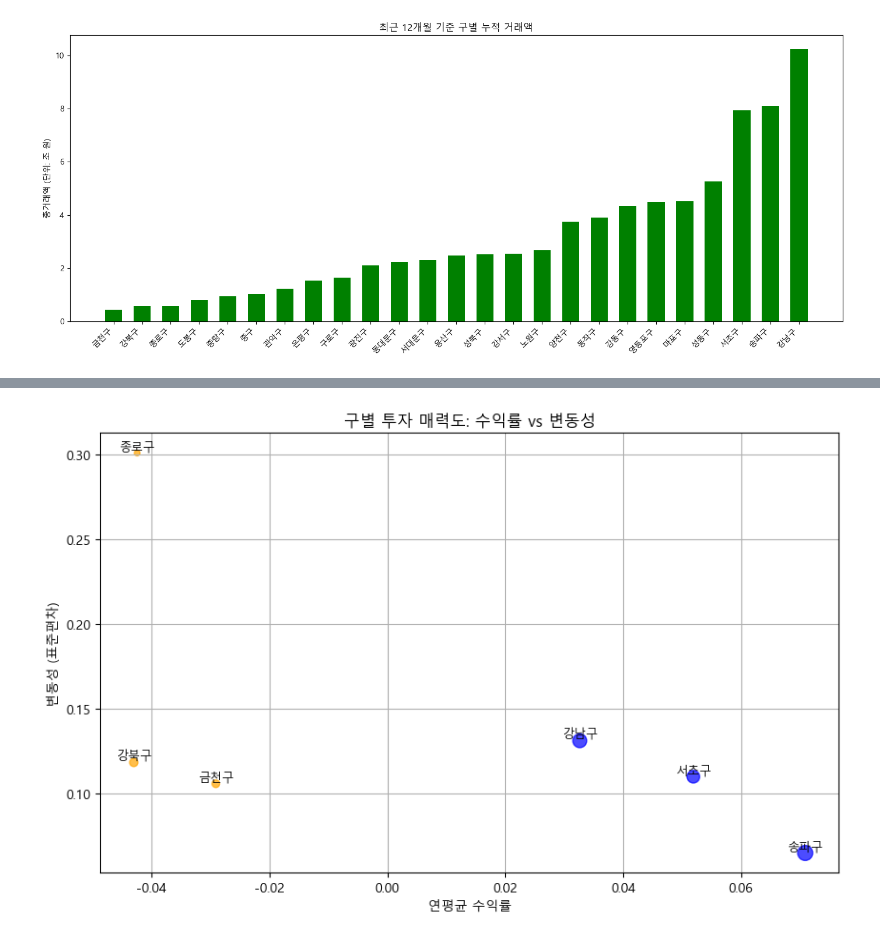
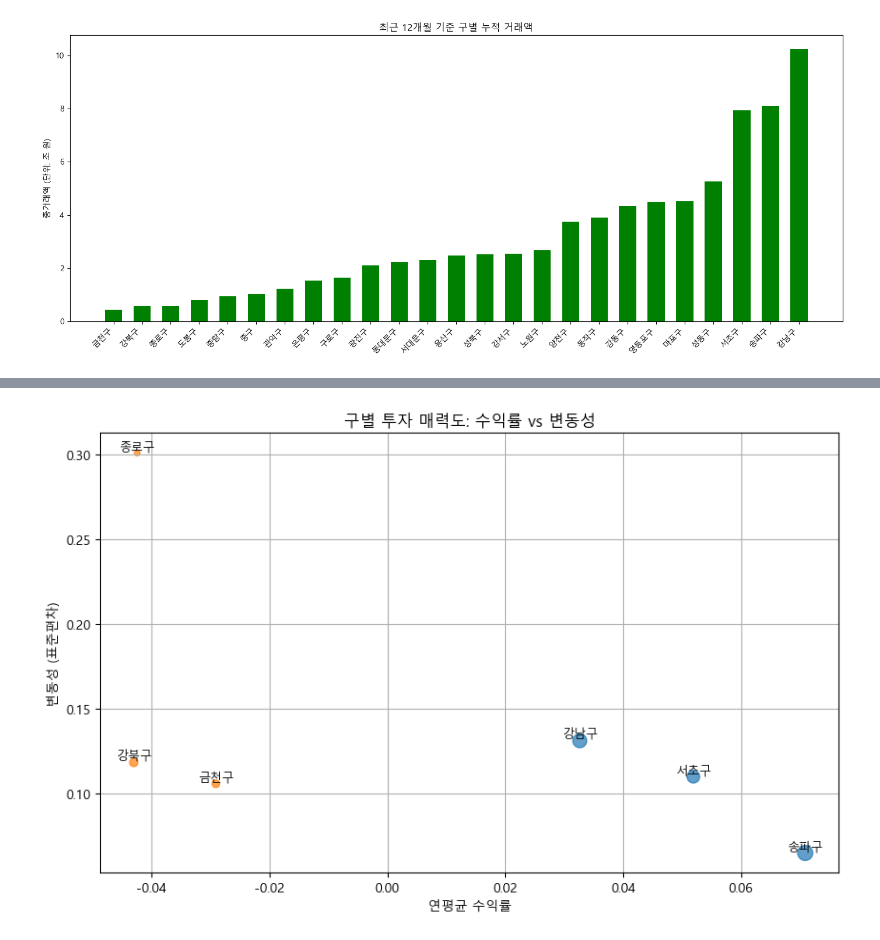
Before and after one commit to krystallinekim/pjt-DataAnalysis-Korean_Real_Estate, a Jupyter notebook: 01_market_comparison.ipynb, the cells around one changed output, grey strips where cells are left out. Saved outputs shown, nothing was run; the diff lists cells and outputs as text; code cells hidden in the pictures.

```diff
--- a/01_market_comparison.ipynb
+++ b/01_market_comparison.ipynb
@@ -27,6 +27,7 @@ plt.rcParams['axes.unicode_minus'] = False
 
 df_sales = pd.read_csv('./data/sales_clean.csv')
 df_sales['계약일'] = pd.to_datetime(df_sales['계약일'], format='%Y%m%d')
+df_sales['계약월'] = pd.to_datetime(df_sales['계약월'], format='%Y-%m-%d')
 
 df_sales_copy = df_sales.copy()
-display(df_sales_copy.head())
+# display(df_sales_copy.info())
@@ -54,15 +48,18 @@ popular = district_sales_stats.sort_values(by = ['총거래액', '거래건수']
 unpopular = district_sales_stats.sort_values(by = ['총거래액', '거래건수'], ascending=[True, False]).head(3).index.tolist()
 
 print(f'인기구: {popular}\n비인기구: {unpopular}')
+
+# 구분 컬럼 추가
+df_sales_copy['구분'] = df_sales_copy['구'].apply(
+    lambda x: '인기구' if x in popular else ('비인기구' if x in unpopular else '기타')
+)
 # %% [output]
 인기구: ['강남구', '송파구', '서초구']
 비인기구: ['금천구', '강북구', '종로구']
 # %%
 sales_popular_mask = df_sales_copy['구'].isin(popular + unpopular)
 df_popular = df_sales_copy[sales_popular_mask]
-df_popular['계약월'] = pd.to_datetime(df_popular['계약월'], format='%Y-%m-%d')
 # display(df_popular)
-
 
 ## 1. 전체 평균 거래가, 평단가
 avg_price_stats = df_popular.groupby('구').agg({
@@ -76,6 +73,10 @@ avg_price_stats.columns = ['구', '평균거래가', '평균평단가']
 from da_utils.calc_monthly_annual import calc_monthly_annual
 
 monthly_stats, annual_stats = calc_monthly_annual(df_popular, '구')
+
+monthly_stats['구분'] = monthly_stats['구'].apply(
+    lambda x: '인기구' if x in popular else ('비인기구' if x in unpopular else '기타')
+)
 # display(monthly_stats, annual_stats)
 # %%
 ## 3. 거래밀도 (월별 거래건수 / 인구수)
@@ -167,44 +169,38 @@ plt.show()
 # %%
-# 예시 데이터: 구별 연평균 수익률와 변동성
-# annual_stats: 구, 연도, 연간수익률
-# annual_stats: 구, 연도, 변동성
-# 거래량/총거래액을 점 크기로 표시 가능
-# 여기서는 연도별 평균 사용
-
 # 구별 연평균 수익률 계산
 avg_return = annual_stats.groupby('구')['연간수익률'].mean().reset_index()
 avg_annual_stats = annual_stats.groupby('구')['변동성'].mean().reset_index()
 
 # 데이터 병합
 investment_df = avg_return.merge(avg_annual_stats, on='구')
 
 # 인기구 / 비인기구
-colors = [ 'blue' if x in popular else 'orange' for x in investment_df['구'] ]
+colors = [ 'tab:blue' if x in popular else 'tab:orange' for x in investment_df['구'] ]
 
 # 점 크기: 월별거래건수 평균 (예시)
 # monthly_stats에서 구별 평균 거래건수 사용
 avg_monthly_volume = monthly_stats.groupby('구')['월별거래건수'].mean().reset_index()
 investment_df = investment_df.merge(avg_monthly_volume, on='구')
 
 plt.figure(figsize=(10,6))
 plt.scatter(
     investment_df['연간수익률'],
     investment_df['변동성'],
     s=investment_df['월별거래건수']/2,  # 점 크기 조절
     c=colors,
     alpha=0.7
 )
 
 for i, row in investment_df.iterrows():
     plt.text(row['연간수익률'], row['변동성'], row['구'], fontsize=9, ha='center', va='bottom')
 
 plt.xlabel('연평균 수익률')
 plt.ylabel('변동성 (표준편차)')
 plt.title('구별 투자 매력도: 수익률 vs 변동성')
 plt.grid(True)
 plt.show()
 # %% [output]
-[figure, old version]
+[figure, new version]
 # %%
 # 변동성 추이
 
```
Also changed, not shown: parts of 8 cells of this notebook.
